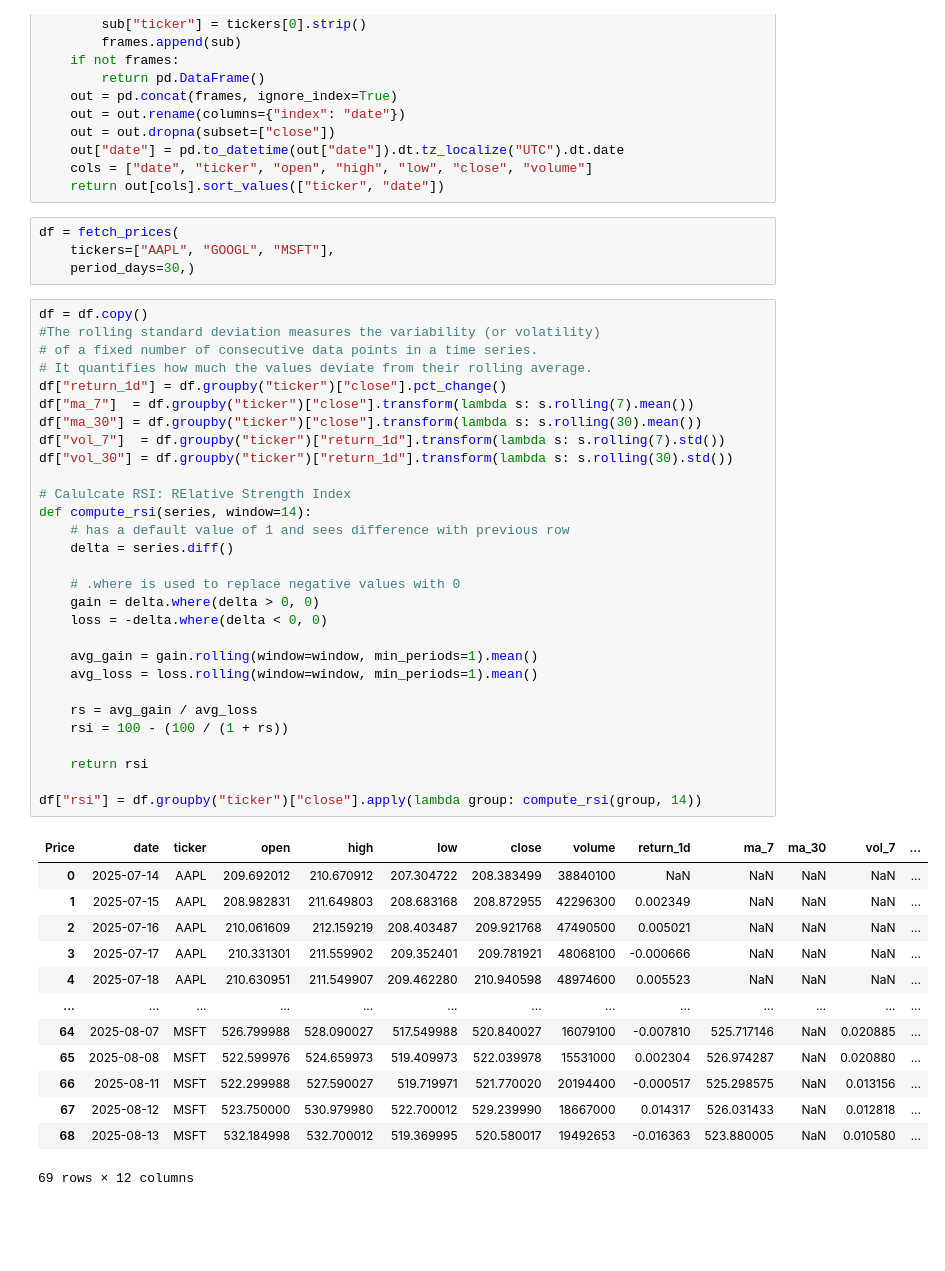
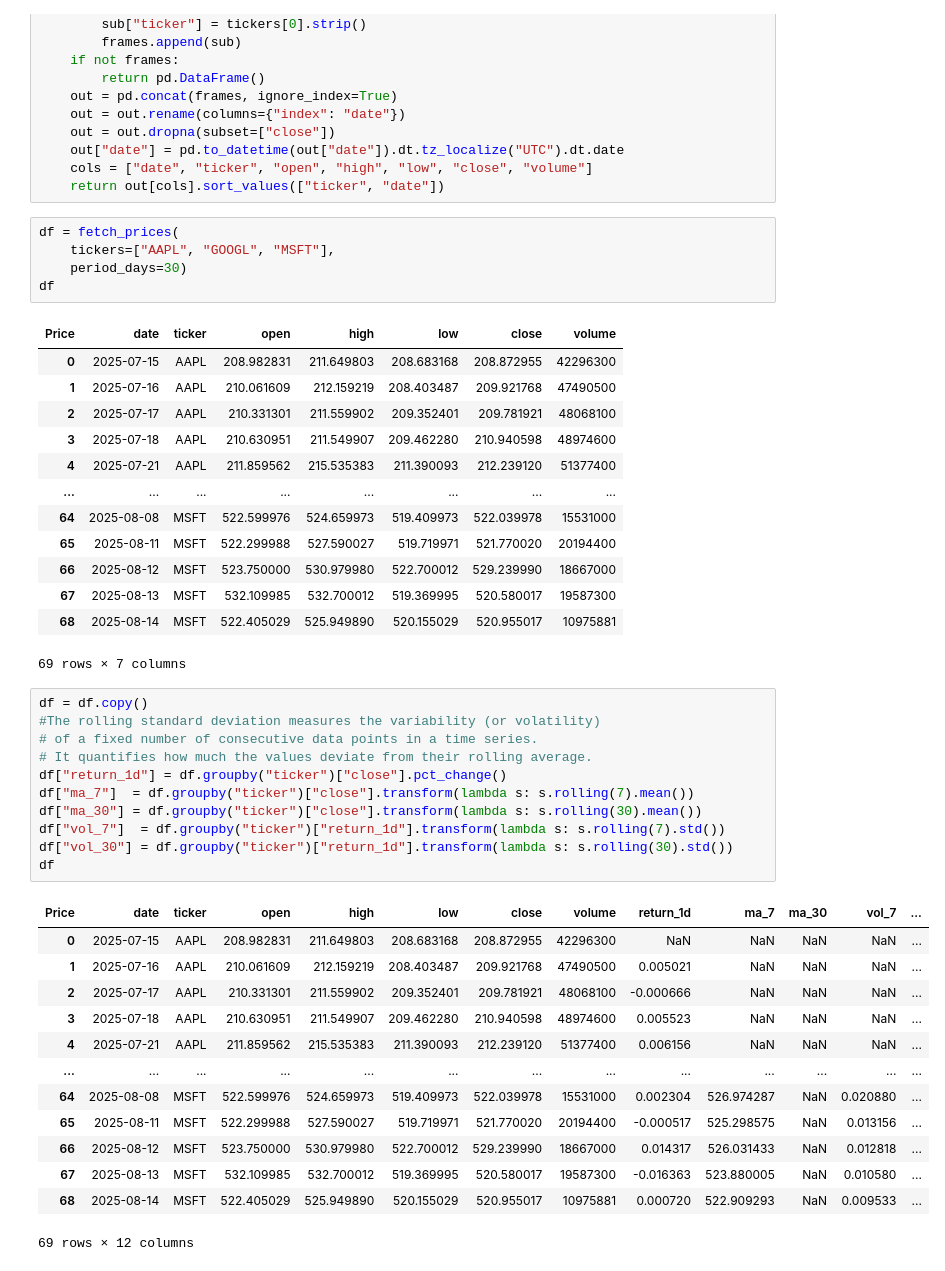
Before and after one commit to UWorldJK/stocks-etl, a Jupyter notebook: interactive_test_env.ipynb, the cells around one changed output. Cells and saved outputs as stored; diff of their text form; blank space fills up the shorter version.

```diff
--- a/interactive_test_env.ipynb
+++ b/interactive_test_env.ipynb
@@ -70,47 +70,44 @@ def fetch_prices(tickers, period_days):
 # %%
 df = fetch_prices(
     tickers=["AAPL", "GOOGL", "MSFT"],
-    period_days=30,)
+    period_days=30)
+df
+# %% [output]
+| Price | date | ticker | open | high | low | close | volume |
+| 0 | 2025-07-15 | AAPL | 208.982831 | 211.649803 | 208.683168 | 208.872955 | 42296300 |
+| 1 | 2025-07-16 | AAPL | 210.061609 | 212.159219 | 208.403487 | 209.921768 | 47490500 |
+| 2 | 2025-07-17 | AAPL | 210.331301 | 211.559902 | 209.352401 | 209.781921 | 48068100 |
+| 3 | 2025-07-18 | AAPL | 210.630951 | 211.549907 | 209.462280 | 210.940598 | 48974600 |
+| 4 | 2025-07-21 | AAPL | 211.859562 | 215.535383 | 211.390093 | 212.239120 | 51377400 |
+| ... | ... | ... | ... | ... | ... | ... | ... |
+| 64 | 2025-08-08 | MSFT | 522.599976 | 524.659973 | 519.409973 | 522.039978 | 15531000 |
+| 65 | 2025-08-11 | MSFT | 522.299988 | 527.590027 | 519.719971 | 521.770020 | 20194400 |
+| 66 | 2025-08-12 | MSFT | 523.750000 | 530.979980 | 522.700012 | 529.239990 | 18667000 |
+| 67 | 2025-08-13 | MSFT | 532.109985 | 532.700012 | 519.369995 | 520.580017 | 19587300 |
+| 68 | 2025-08-14 | MSFT | 522.405029 | 525.949890 | 520.155029 | 520.955017 | 10975881 |
+69 rows × 7 columns
 # %%
 df = df.copy()
 #The rolling standard deviation measures the variability (or volatility)
 # of a fixed number of consecutive data points in a time series.
 # It quantifies how much the values deviate from their rolling average.
 df["return_1d"] = df.groupby("ticker")["close"].pct_change()
 df["ma_7"]  = df.groupby("ticker")["close"].transform(lambda s: s.rolling(7).mean())
 df["ma_30"] = df.groupby("ticker")["close"].transform(lambda s: s.rolling(30).mean())
 df["vol_7"]  = df.groupby("ticker")["return_1d"].transform(lambda s: s.rolling(7).std())
 df["vol_30"] = df.groupby("ticker")["return_1d"].transform(lambda s: s.rolling(30).std())
-
-# Calulcate RSI: RElative Strength Index
-def compute_rsi(series, window=14):
-    # has a default value of 1 and sees difference with previous row
-    delta = series.diff()
-
-    # .where is used to replace negative values with 0
-    gain = delta.where(delta > 0, 0)
-    loss = -delta.where(delta < 0, 0)
-
-    avg_gain = gain.rolling(window=window, min_periods=1).mean()
-    avg_loss = loss.rolling(window=window, min_periods=1).mean()
-
-    rs = avg_gain / avg_loss
-    rsi = 100 - (100 / (1 + rs))
-
-    return rsi
-
-df["rsi"] = df.groupby("ticker")["close"].apply(lambda group: compute_rsi(group, 14))
+df
 # %% [output]
 | Price | date | ticker | open | high | low | close | volume | return_1d | ma_7 | ma_30 | vol_7 | ... |
-| 0 | 2025-07-14 | AAPL | 209.692012 | 210.670912 | 207.304722 | 208.383499 | 38840100 | NaN | NaN | NaN | NaN | ... |
-| 1 | 2025-07-15 | AAPL | 208.982831 | 211.649803 | 208.683168 | 208.872955 | 42296300 | 0.002349 | NaN | NaN | NaN | ... |
-| 2 | 2025-07-16 | AAPL | 210.061609 | 212.159219 | 208.403487 | 209.921768 | 47490500 | 0.005021 | NaN | NaN | NaN | ... |
-| 3 | 2025-07-17 | AAPL | 210.331301 | 211.559902 | 209.352401 | 209.781921 | 48068100 | -0.000666 | NaN | NaN | NaN | ... |
-| 4 | 2025-07-18 | AAPL | 210.630951 | 211.549907 | 209.462280 | 210.940598 | 48974600 | 0.005523 | NaN | NaN | NaN | ... |
+| 0 | 2025-07-15 | AAPL | 208.982831 | 211.649803 | 208.683168 | 208.872955 | 42296300 | NaN | NaN | NaN | NaN | ... |
+| 1 | 2025-07-16 | AAPL | 210.061609 | 212.159219 | 208.403487 | 209.921768 | 47490500 | 0.005021 | NaN | NaN | NaN | ... |
+| 2 | 2025-07-17 | AAPL | 210.331301 | 211.559902 | 209.352401 | 209.781921 | 48068100 | -0.000666 | NaN | NaN | NaN | ... |
+| 3 | 2025-07-18 | AAPL | 210.630951 | 211.549907 | 209.462280 | 210.940598 | 48974600 | 0.005523 | NaN | NaN | NaN | ... |
+| 4 | 2025-07-21 | AAPL | 211.859562 | 215.535383 | 211.390093 | 212.239120 | 51377400 | 0.006156 | NaN | NaN | NaN | ... |
 | ... | ... | ... | ... | ... | ... | ... | ... | ... | ... | ... | ... | ... |
-| 64 | 2025-08-07 | MSFT | 526.799988 | 528.090027 | 517.549988 | 520.840027 | 16079100 | -0.007810 | 525.717146 | NaN | 0.020885 | ... |
-| 65 | 2025-08-08 | MSFT | 522.599976 | 524.659973 | 519.409973 | 522.039978 | 15531000 | 0.002304 | 526.974287 | NaN | 0.020880 | ... |
-| 66 | 2025-08-11 | MSFT | 522.299988 | 527.590027 | 519.719971 | 521.770020 | 20194400 | -0.000517 | 525.298575 | NaN | 0.013156 | ... |
-| 67 | 2025-08-12 | MSFT | 523.750000 | 530.979980 | 522.700012 | 529.239990 | 18667000 | 0.014317 | 526.031433 | NaN | 0.012818 | ... |
-| 68 | 2025-08-13 | MSFT | 532.184998 | 532.700012 | 519.369995 | 520.580017 | 19492653 | -0.016363 | 523.880005 | NaN | 0.010580 | ... |
+| 64 | 2025-08-08 | MSFT | 522.599976 | 524.659973 | 519.409973 | 522.039978 | 15531000 | 0.002304 | 526.974287 | NaN | 0.020880 | ... |
+| 65 | 2025-08-11 | MSFT | 522.299988 | 527.590027 | 519.719971 | 521.770020 | 20194400 | -0.000517 | 525.298575 | NaN | 0.013156 | ... |
+| 66 | 2025-08-12 | MSFT | 523.750000 | 530.979980 | 522.700012 | 529.239990 | 18667000 | 0.014317 | 526.031433 | NaN | 0.012818 | ... |
+| 67 | 2025-08-13 | MSFT | 532.109985 | 532.700012 | 519.369995 | 520.580017 | 19587300 | -0.016363 | 523.880005 | NaN | 0.010580 | ... |
+| 68 | 2025-08-14 | MSFT | 522.405029 | 525.949890 | 520.155029 | 520.955017 | 10975881 | 0.000720 | 522.909293 | NaN | 0.009533 | ... |
 69 rows × 12 columns
```
Also changed, not shown: parts of 3 cells of this notebook, 1 other file.
